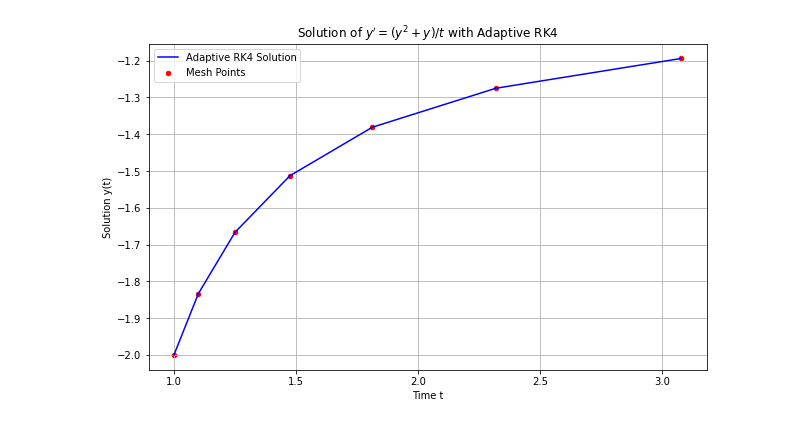
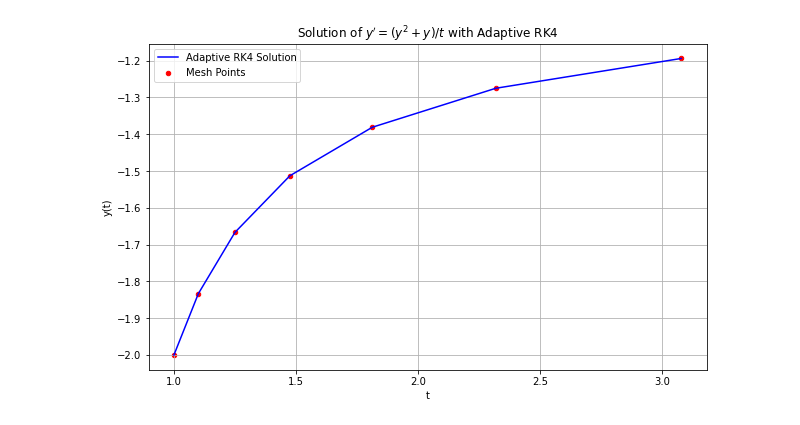
Before and after one commit to santanu-m/Computational-Physics, a Jupyter notebook: Assignment 2 Q 10.ipynb, the cells around one changed output. Cells and saved outputs as stored; diff of their text form; code cells hidden in the pictures.

```diff
--- a/Assignment 2 Q 10.ipynb
+++ b/Assignment 2 Q 10.ipynb
@@ -19,33 +19,33 @@ def adaptive_rk4(f, t0, y0, tf, tol):
         y_next = rk4_step(f, t, y, h)
         y_double = rk4_step(f, t, y, h/2)
         y_double = rk4_step(f, t + h/2, y_double, h/2)
         error = np.abs(y_double - y_next)
         if error < tol:
             t += h
             y = y_double
             ts.append(t)
             ys.append(y)
             h *= min(1.5, (tol / error)**0.25)  # Increase step size
         else:
             h *= max(0.5, (tol / error)**0.25)  # Decrease step size
     return np.array(ts), np.array(ys)
 
 def dy_dt(t, y):
     return (y**2 + y) / t
 
 t0, y0, tf = 1, -2, 3
 tolerance = 1e-4
 
 ts, ys = adaptive_rk4(dy_dt, t0, y0, tf, tolerance)
 
 plt.figure(figsize=(10, 6))
 plt.plot(ts, ys, 'b-', label='Adaptive RK4 Solution')
 plt.scatter(ts, ys, color='red', s=20, label='Mesh Points')
-plt.xlabel('Time t')
-plt.ylabel('Solution y(t)')
+plt.xlabel('t')
+plt.ylabel('y(t)')
 plt.title('Solution of $y\' = (y^2 + y)/t$ with Adaptive RK4')
 plt.legend()
 plt.grid(True)
 plt.show()
 # %% [output]
-[figure, old version]
+[figure, new version]
```
Also changed, not shown: 3 other files.
